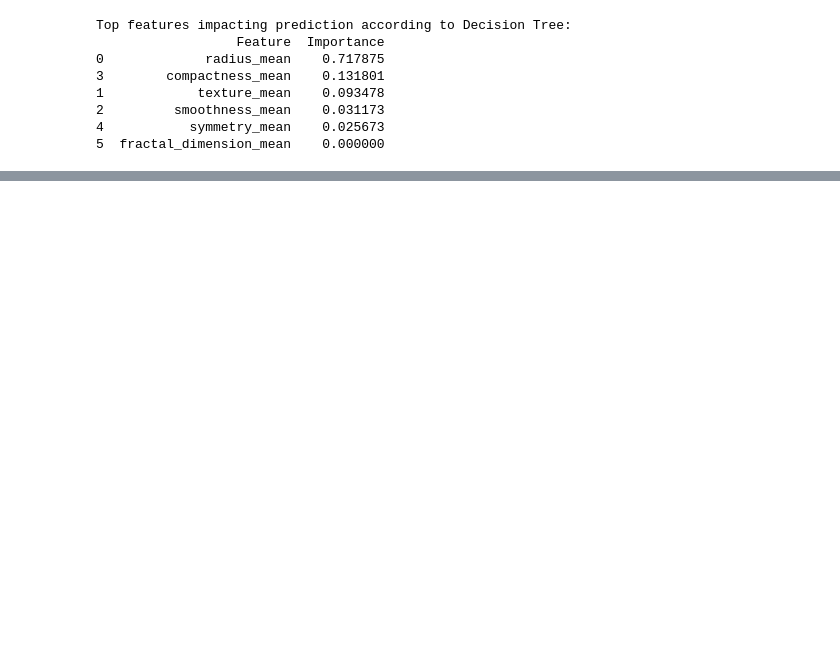
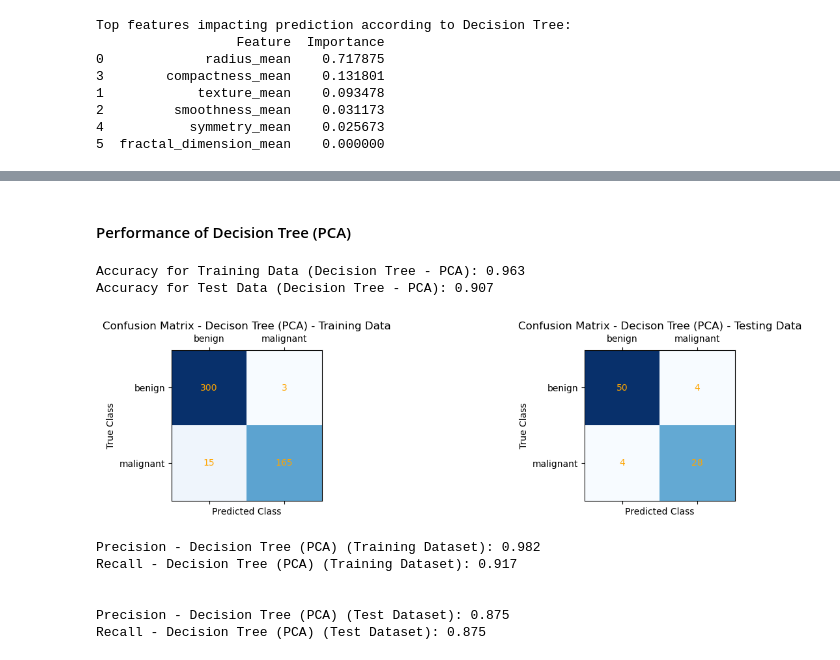
Before and after one commit to iheathers/2023---Semester-1-Feb---Jun-, a Jupyter notebook: Semester 1 2023/CITS5508 - Machine Learning/Labs/Assignment 3/assignment3.ipynb, the cells around one changed output, grey strips where cells are left out. Drawn from its saved outputs; the diff is of its cells as text; code cells hidden in the pictures; blank space fills up the shorter version.

```diff
--- a/Semester 1 2023/CITS5508 - Machine Learning/Labs/Assignment 3/assignment3.ipynb
+++ b/Semester 1 2023/CITS5508 - Machine Learning/Labs/Assignment 3/assignment3.ipynb
@@ -852,3 +969,4 @@ Note: It's important to keep in mind that the results and interpretations may va
 # %%
-pca_95 = PCA(n_components=0.95)
-X_pca = pca_95.fit_transform(X_train_scaled)
+pca = PCA(n_components=0.95)
+X_train_reduced = pca.fit_transform(X_train_scaled)
+X_test_reduced = pca.transform(X_test_scaled)
@@ -889,0 +985,23 @@ pca_95.
+# %%
+from sklearn.model_selection import GridSearchCV
+from sklearn.tree import DecisionTreeClassifier
+
+# Create a decision tree classifier
+tree_clf = DecisionTreeClassifier(random_state=123)
+
+# Define the hyperparameters to be tuned and their possible values
+parameters = {
+    'max_depth': [2, 3, 4, 5, 6, 7, 8],
+    'min_samples_split': [2, 3, 4, 5, 6, 7, 8, 9, 10],
+    'min_samples_leaf': [1, 2, 3, 4, 5, 6, 7, 8, 9, 10, 11, 12, 13, 14, 15]
+}
+
+# Create a GridSearchCV object with 3-fold cross-validation
+clf = GridSearchCV(tree_clf, parameters, cv=5, scoring='f1')
+
+# Fit the GridSearchCV object to the training data
+clf.fit(X_train_reduced, y_train)
+
+# Print the best hyperparameters and their corresponding score
+print('Best hyperparameters:', clf.best_params_)
+print('Best F1 score:', round(clf.best_score_, 2))
@@ -889,0 +1013,3 @@ pca_95.
+# %%
+tree_clf_pca = DecisionTreeClassifier(random_state=5, max_depth=5, min_samples_leaf=2, min_samples_split=10)
+tree_clf_pca.fit(X_train_reduced, y_train)
@@ -889,0 +1037,23 @@ pca_95.
+# %% [markdown]
+#### Performance of Decision Tree (PCA)
+# %%
+y_train_pred = tree_clf_pca.predict(X_train_reduced)
+y_test_pred = tree_clf_pca.predict(X_test_reduced)
+# %%
+printAccuracyScore(tree_clf_pca, "Decision Tree - PCA", X_train_reduced, y_train, X_test_reduced, y_test)
+# %% [output]
+Accuracy for Training Data (Decision Tree - PCA): 0.963
+Accuracy for Test Data (Decision Tree - PCA): 0.907
+# %%
+drawConfusionMatrix(y_train, y_train_pred, y_test, y_test_pred, "Confusion Matrix - Decison Tree (PCA)")
+# %% [output]
+[figure, added]
+# %%
+printPerformanceMetrics(y_train, y_train_pred, y_test, y_test_pred, "Decision Tree (PCA)")
+# %% [output]
+Precision - Decision Tree (PCA) (Training Dataset): 0.982
+Recall - Decision Tree (PCA) (Training Dataset): 0.917
+
+
+Precision - Decision Tree (PCA) (Test Dataset): 0.875
+Recall - Decision Tree (PCA) (Test Dataset): 0.875
```
Also changed, not shown: parts of 91 cells of this notebook, 2 other files.
